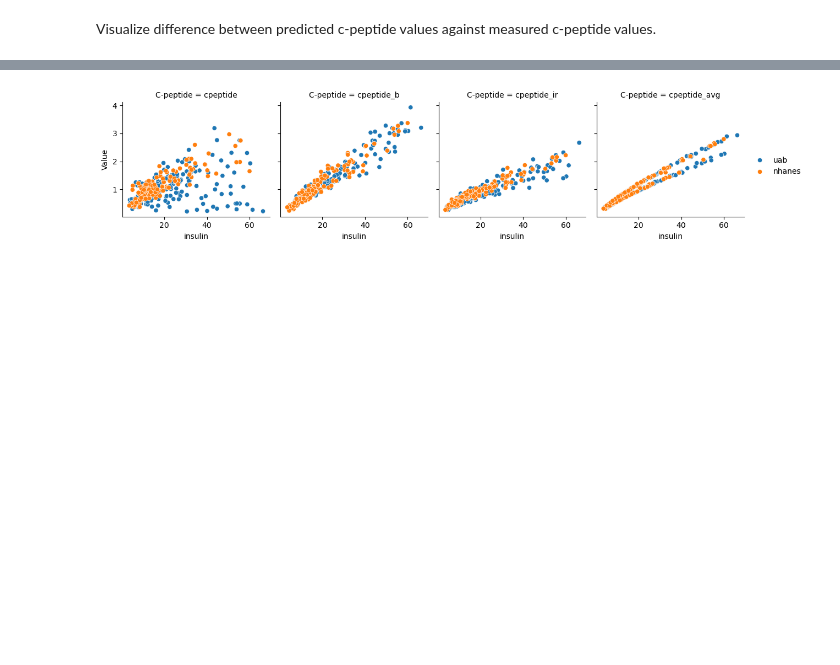
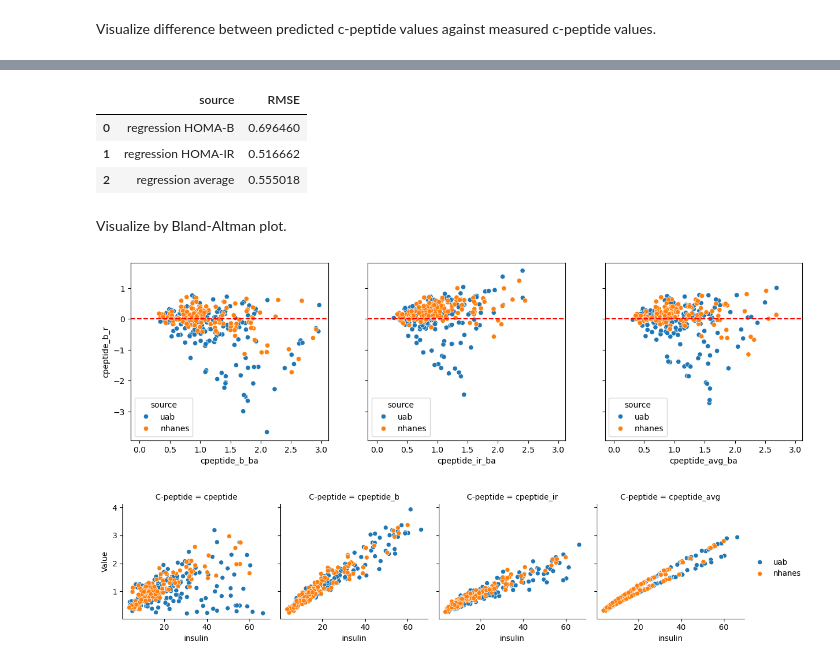
Before and after one commit to brianluhd/COVID19_clusters, a Jupyter notebook: HOMA_regression/homa_fe_cluster_assignment_comparison.ipynb, the cells around one changed output, grey strips where cells are left out. Drawn from its saved outputs; the diff is of its cells as text; code cells hidden in the pictures; blank space fills up the shorter version.

```diff
--- a/HOMA_regression/homa_fe_cluster_assignment_comparison.ipynb
+++ b/HOMA_regression/homa_fe_cluster_assignment_comparison.ipynb
@@ -111,3 +165,28 @@ plt.show()
+# %%
+pd.DataFrame({"source" : ["regression HOMA-B", "regression HOMA-IR", "regression average"],
+             "RMSE" : [root_mean_squared_error(data["cpeptide"], data["cpeptide_b"]),
+                      root_mean_squared_error(data["cpeptide"], data["cpeptide_ir"]),
+                      root_mean_squared_error(data["cpeptide"], data["cpeptide_avg"])]})
+# %% [output]
+|  | source | RMSE |
+| 0 | regression HOMA-B | 0.696460 |
+| 1 | regression HOMA-IR | 0.516662 |
+| 2 | regression average | 0.555018 |
+# %% [markdown]
+Visualize by Bland-Altman plot.
+# %%
+fig, axes = plt.subplots(1, 3, figsize=(15, 4), sharey = True, sharex = True)
+
+sns.scatterplot(data = data, x = "cpeptide_b_ba", y = "cpeptide_b_r", hue = "source", ax = axes[0])
+sns.scatterplot(data = data, x = "cpeptide_ir_ba", y = "cpeptide_ir_r", hue = "source", ax = axes[1])
+sns.scatterplot(data = data, x = "cpeptide_avg_ba", y = "cpeptide_avg_r", hue = "source", ax = axes[2])
+
+for axes in axes.flat:
+    axes.axline((0, 0), slope = 0, color = "red", linestyle = "--")
+
+plt.show()
+# %% [output]
+[figure, added]
 # %%
 df_long = pd.melt(data, id_vars = ["DE_ID", "insulin", "source"],
                   value_vars = ["cpeptide", "cpeptide_b", "cpeptide_ir", "cpeptide_avg"],
```
Also changed, not shown: parts of 46 cells of this notebook.
